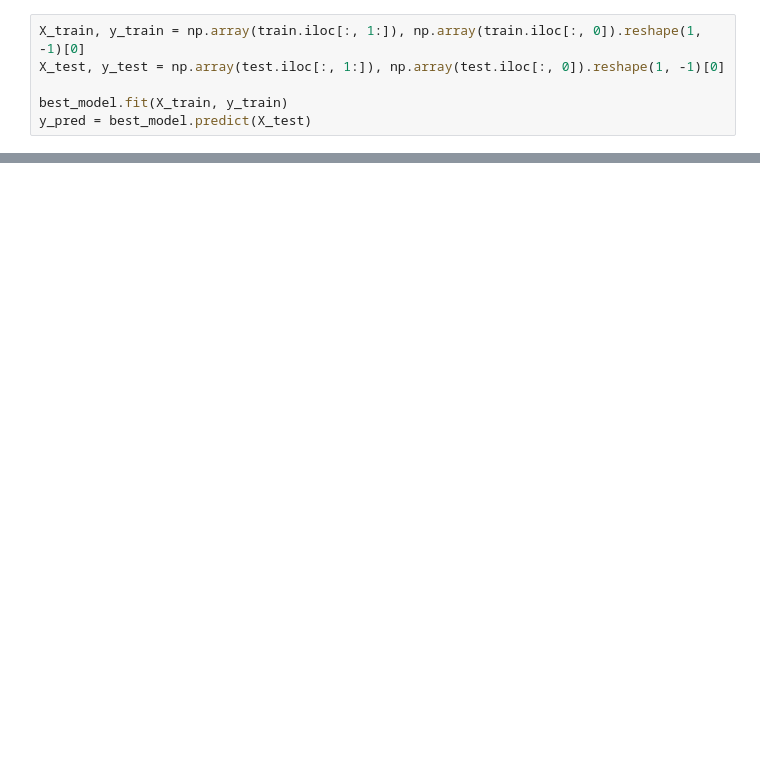
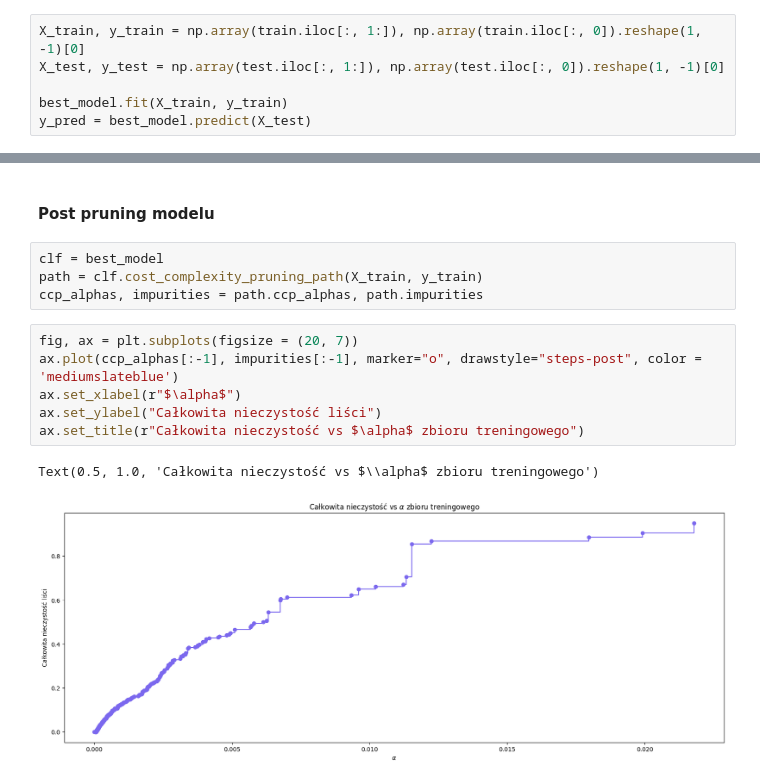
Before and after one commit to mweuro/ML_2024, a Jupyter notebook: task_3/ML_3.ipynb, the cells around one changed output, grey strips where cells are left out. Saved outputs shown, nothing was run; the diff lists cells and outputs as text; blank space fills up the shorter version.

Commit message:
auto-eda + pruning

```diff
--- a/task_3/ML_3.ipynb
+++ b/task_3/ML_3.ipynb
@@ -290,0 +291,15 @@ tree_plot(best_model, list(test.columns)[1:], list(test['class'].astype(str).uni
+# %% [markdown]
+#### Post pruning modelu
+# %%
+clf = best_model
+path = clf.cost_complexity_pruning_path(X_train, y_train)
+ccp_alphas, impurities = path.ccp_alphas, path.impurities
+# %%
+fig, ax = plt.subplots(figsize = (20, 7))
+ax.plot(ccp_alphas[:-1], impurities[:-1], marker="o", drawstyle="steps-post", color = 'mediumslateblue')
+ax.set_xlabel(r"$\alpha$")
+ax.set_ylabel("Całkowita nieczystość liści")
+ax.set_title(r"Całkowita nieczystość vs $\alpha$ zbioru treningowego")
+# %% [output]
+Text(0.5, 1.0, 'Całkowita nieczystość vs $\\alpha$ zbioru treningowego')
+[figure, added]
```
Also changed, not shown: parts of 8 cells of this notebook, 1 other file.
